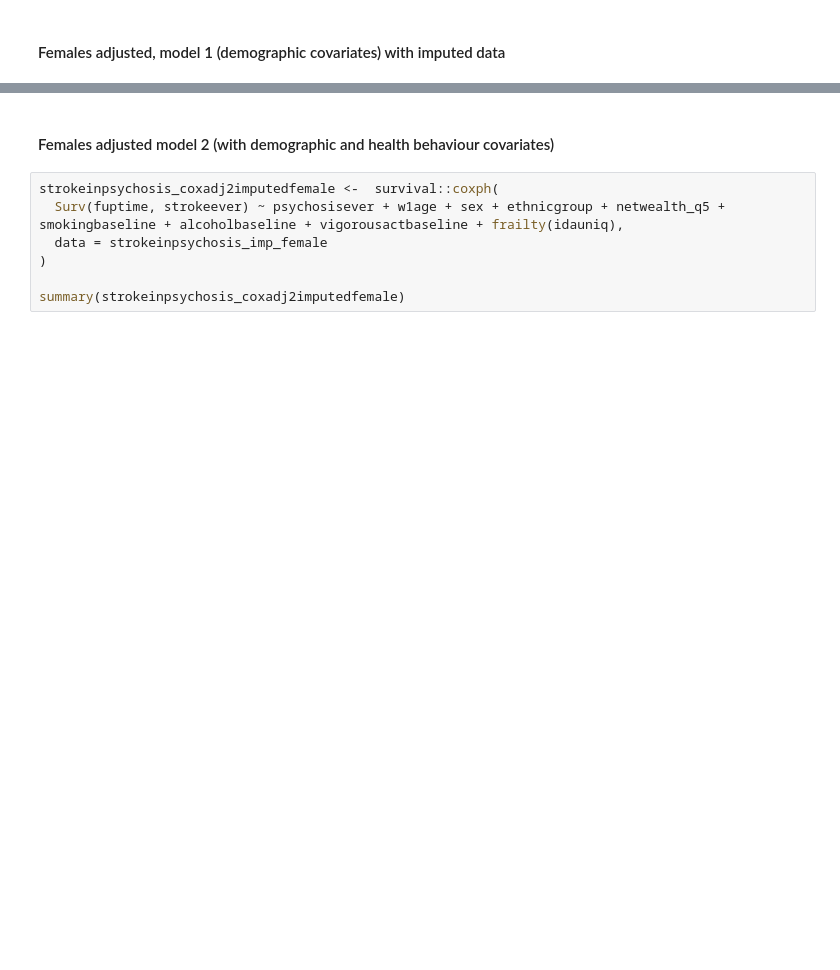
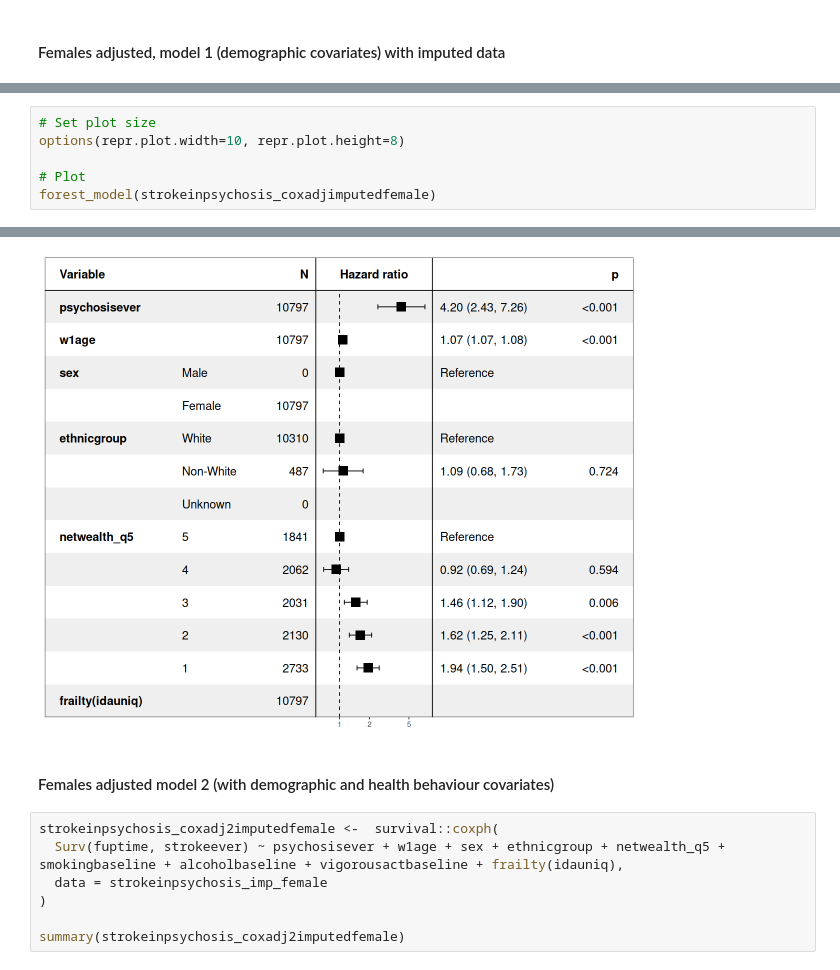
Before and after one commit to vaughanbell/longitudinal-stroke-psychosis-ELSA, a Jupyter notebook: Richards-Belle_et_al_WithImputedMissingData.ipynb, the cells around one changed output, grey strips where cells are left out. Cells and saved outputs as stored; diff of their text form; blank space fills up the shorter version.

```diff
--- a/Richards-Belle_et_al_WithImputedMissingData.ipynb
+++ b/Richards-Belle_et_al_WithImputedMissingData.ipynb
@@ -351,0 +400,7 @@ Likelihood ratio test= 1476  on NaN df,   p=NA
+# %%
+# Set plot size
+options(repr.plot.width=10, repr.plot.height=8)
+
+# Plot
+forest_model(strokeinpsychosis_coxadjimputedfemale)
+# %% [output]
@@ -352,3 +409,4 @@ Likelihood ratio test= 1476  on NaN df,   p=NA
+[figure, added]
 # %% [markdown]
 #### Females adjusted model 2 (with demographic and health behaviour covariates)
 # %%
```
Also changed, not shown: parts of 80 cells of this notebook.
